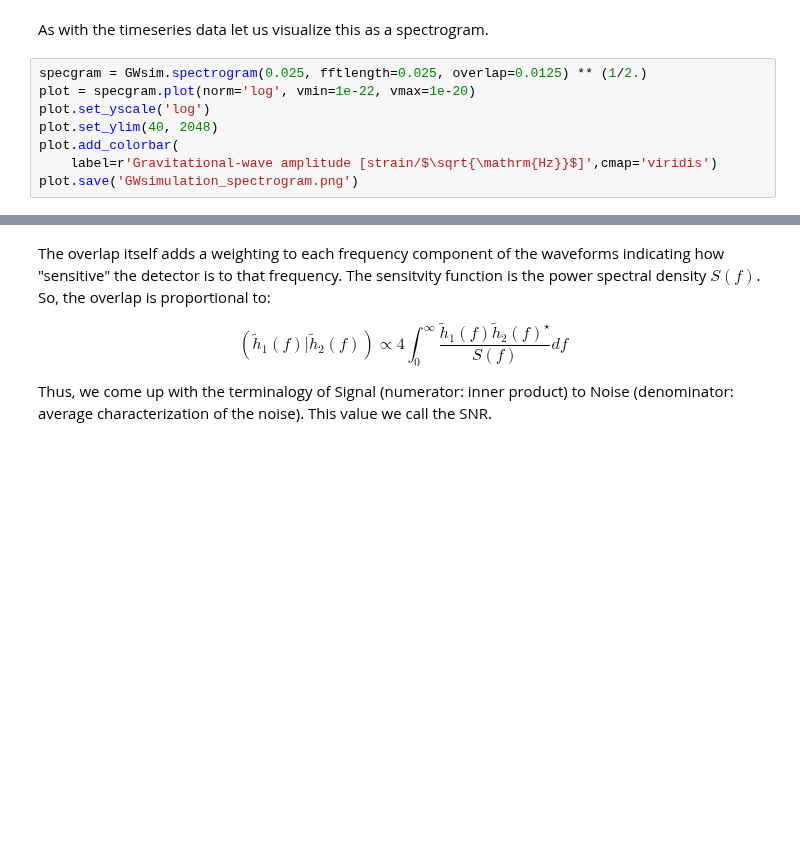
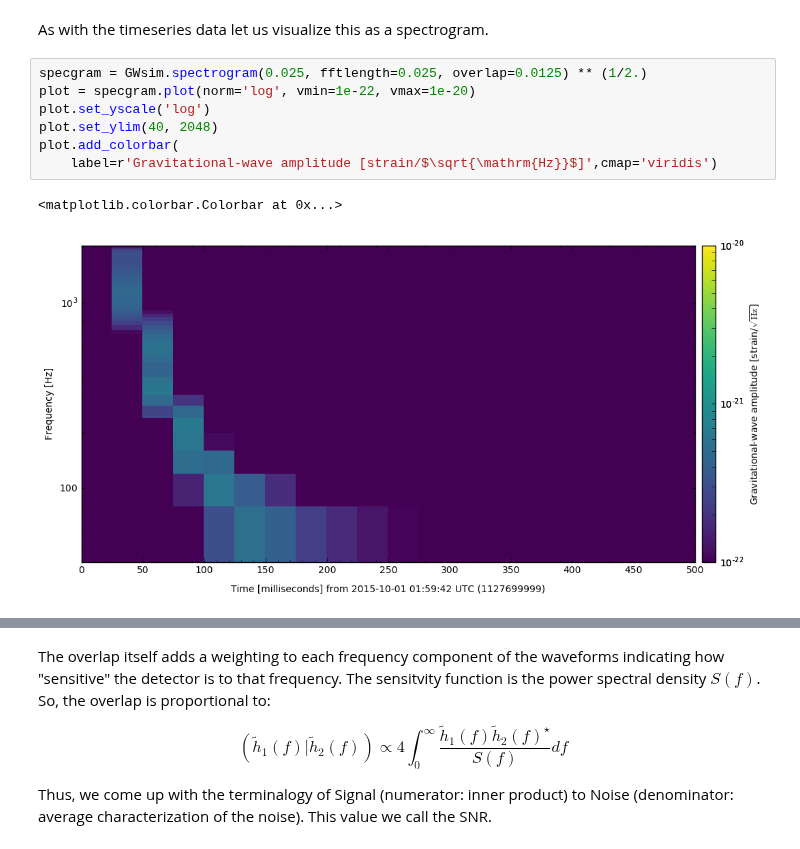
Before and after one commit to Gravity-Spy/GravitySpy, a Jupyter notebook: pyomega/Notebook/PyOmegaScan.ipynb, the cells around one changed output, grey strips where cells are left out. Saved outputs shown, nothing was run; the diff lists cells and outputs as text; blank space fills up the shorter version.

```diff
--- a/pyomega/Notebook/PyOmegaScan.ipynb
+++ b/pyomega/Notebook/PyOmegaScan.ipynb
@@ -181,8 +203,10 @@ As with the timeseries data let us visualize this as a spectrogram.
 # %%
 specgram = GWsim.spectrogram(0.025, fftlength=0.025, overlap=0.0125) ** (1/2.)
 plot = specgram.plot(norm='log', vmin=1e-22, vmax=1e-20)
 plot.set_yscale('log')
 plot.set_ylim(40, 2048)
 plot.add_colorbar(
     label=r'Gravitational-wave amplitude [strain/$\sqrt{\mathrm{Hz}}$]',cmap='viridis')
-plot.save('GWsimulation_spectrogram.png')
+# %% [output]
+<matplotlib.colorbar.Colorbar at 0x...>
+[figure, added]
```
Also changed, not shown: parts of 13 cells of this notebook, 4 other files.
